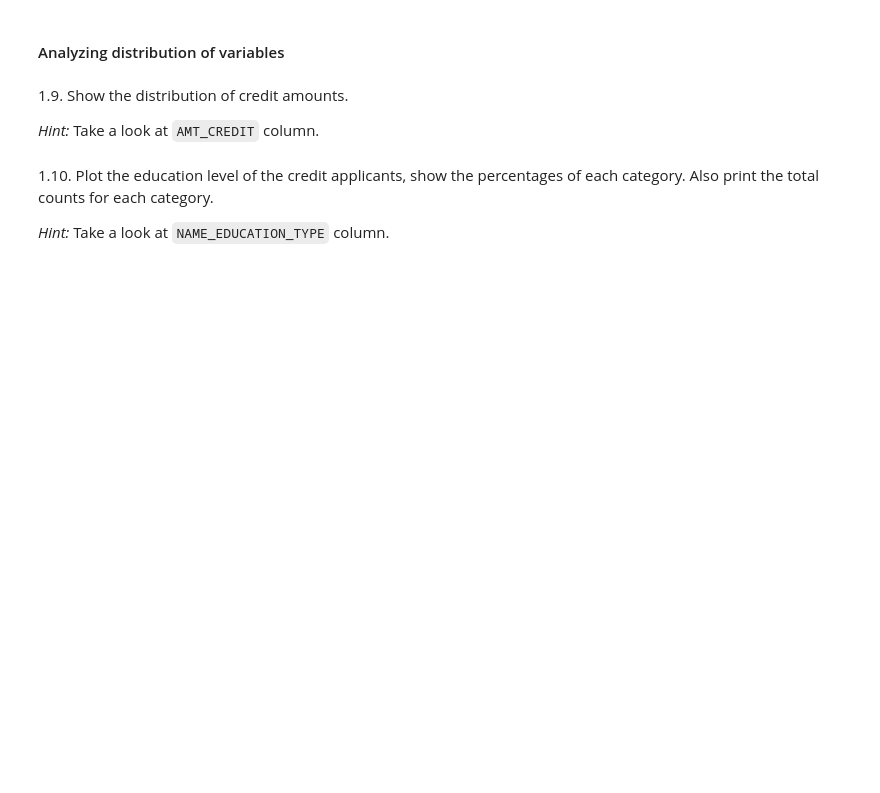
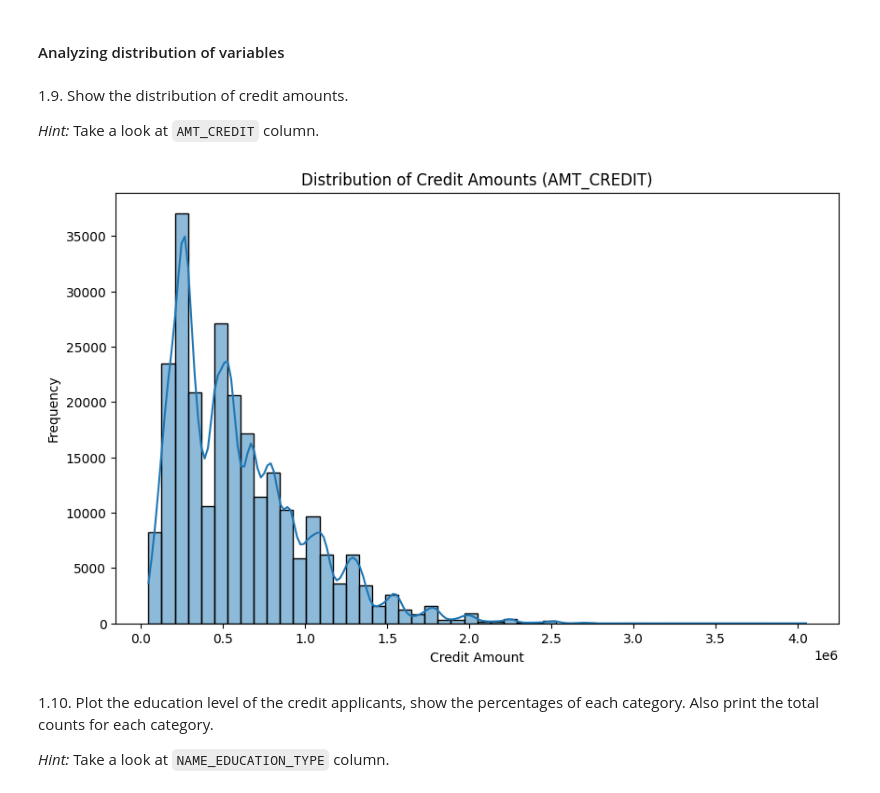
Before and after one commit to mmillan18/project2IB, a Jupyter notebook: assignment_Proy2/Features_Project 02.ipynb, the cells around one changed output. Saved outputs shown, nothing was run; the diff lists cells and outputs as text; code cells hidden in the pictures; blank space fills up the shorter version.

```diff
--- a/assignment_Proy2/Features_Project 02.ipynb
+++ b/assignment_Proy2/Features_Project 02.ipynb
@@ -148,3 +275,13 @@ COMMONAREA_MEDI   121000      62.9
+# %%
+# Visualizar la distribución de los montos de crédito (AMT_CREDIT)
+plt.figure(figsize=(10, 6))
+sns.histplot(train_df['AMT_CREDIT'], bins=50, kde=True)
+plt.title('Distribution of Credit Amounts (AMT_CREDIT)')
+plt.xlabel('Credit Amount')
+plt.ylabel('Frequency')
+plt.show()
+# %% [output]
+[figure, added]
 # %% [markdown]
 1.10. Plot the education level of the credit applicants, show the percentages of each category. Also print the total counts for each category.
 
```
Also changed, not shown: parts of 41 cells of this notebook.
